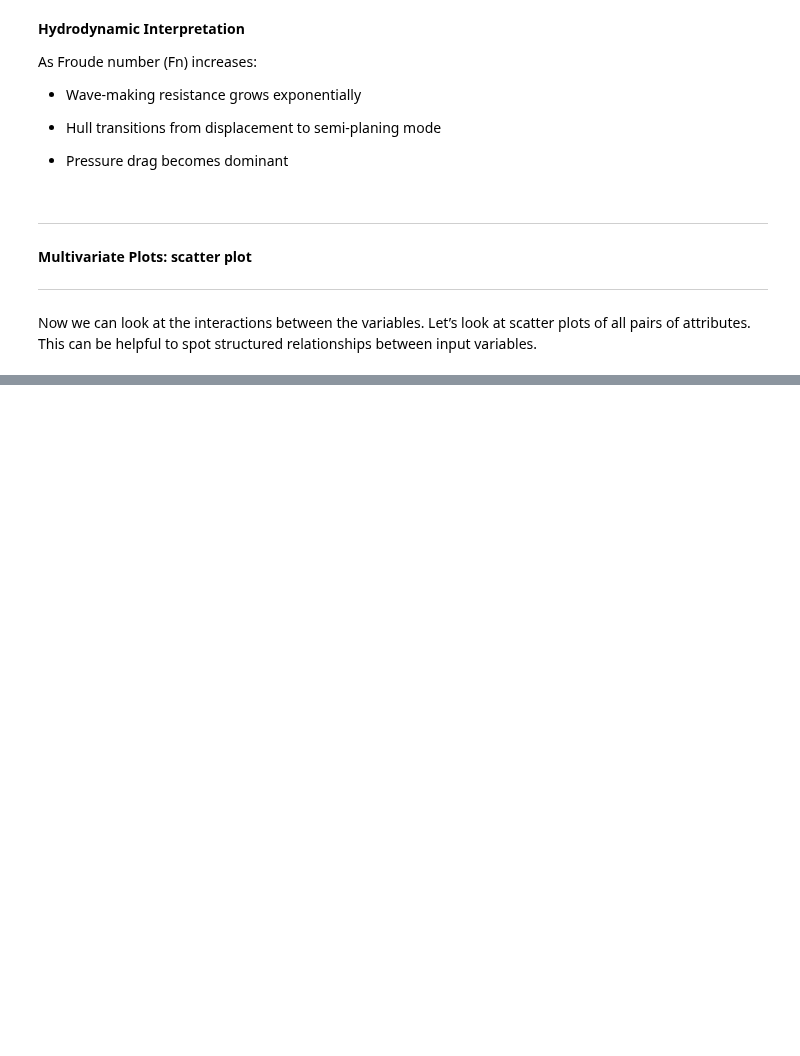
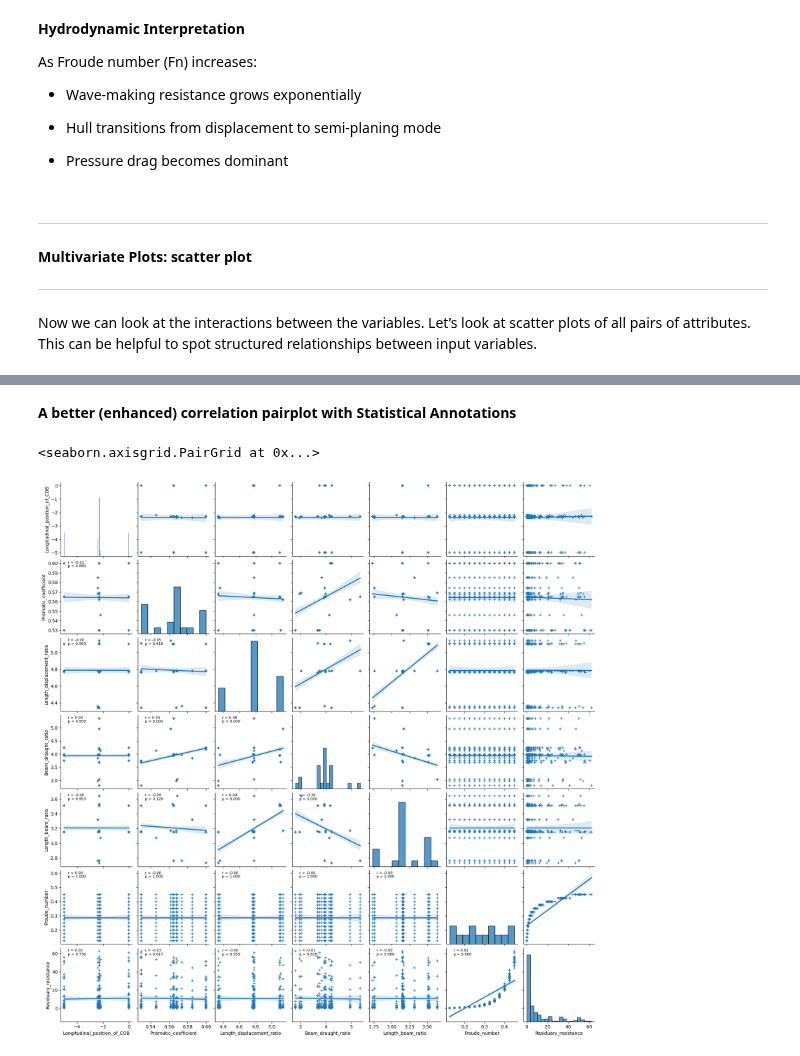
Before and after one commit to JuanZapa7a/AINavalEngineering, a Jupyter notebook: Yacht_Hydrodynamics_Dataset.ipynb, the cells around one changed output, grey strips where cells are left out. Saved outputs shown, nothing was run; the diff lists cells and outputs as text; code cells hidden in the pictures; blank space fills up the shorter version.

```diff
--- a/Yacht_Hydrodynamics_Dataset.ipynb
+++ b/Yacht_Hydrodynamics_Dataset.ipynb
@@ -545,0 +586,15 @@ pairs of attributes. This can be helpful to spot structured relationships betwee
+# %% [markdown]
+**A better (enhanced) correlation pairplot with Statistical Annotations**
+# %%
+def corrfunc(x, y, **kws):
+    r, p = stats.pearsonr(x, y)
+    ax = plt.gca()
+    ax.annotate(f"r = {r:.2f}\np = {p:.3f}",
+                xy=(0.1, 0.9), xycoords=ax.transAxes,
+                fontsize=8)
+
+g = sns.pairplot(df, kind='reg', markers='+')
+g.map_lower(corrfunc)
+# %% [output]
+<seaborn.axisgrid.PairGrid at 0x...>
+[figure, added]
```
Also changed, not shown: parts of 35 cells of this notebook.
